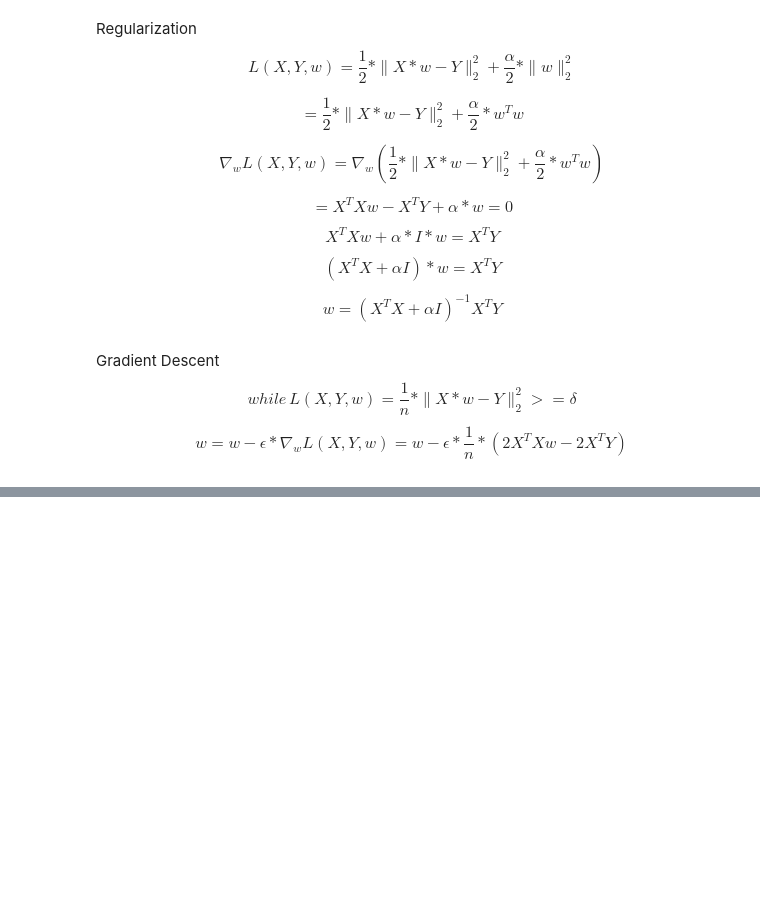
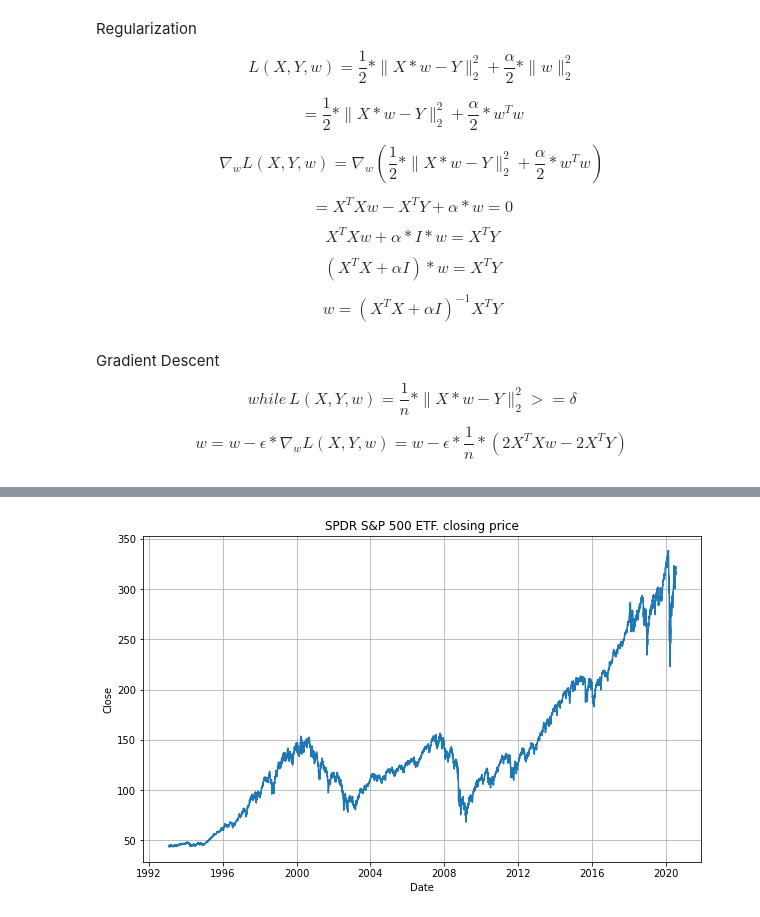
Before and after one commit to Wenbo-Git/Data-Science, a Jupyter notebook: Linear Regression/Linear Regression.ipynb, the cells around one changed output, grey strips where cells are left out. Saved outputs shown, nothing was run; the diff lists cells and outputs as text; code cells hidden in the pictures; blank space fills up the shorter version.

Commit message:
load S&P 500 ETF data

```diff
--- a/Linear Regression/Linear Regression.ipynb
+++ b/Linear Regression/Linear Regression.ipynb
@@ -59,0 +64,4 @@ $$w = w - \epsilon * \nabla_{w}L(X, Y, w) = w - \epsilon * \frac{1}{n} * (2X^{T}
+# %%
+start = dt.datetime(1990, 1, 1)
+end = dt.datetime(2020, 7, 19)
+df = web.DataReader("SPY", "yahoo", start, end)
@@ -59,0 +78,10 @@ $$w = w - \epsilon * \nabla_{w}L(X, Y, w) = w - \epsilon * \frac{1}{n} * (2X^{T}
+# %%
+plt.figure(figsize=(10,6))
+plt.grid(True)
+plt.xlabel('Date')
+plt.ylabel('Close')
+plt.plot(df['Close'])
+plt.title('SPDR S&P 500 ETF. closing price')
+plt.show()
+# %% [output]
+[figure, added]
```
Also changed, not shown: parts of 5 cells of this notebook.
